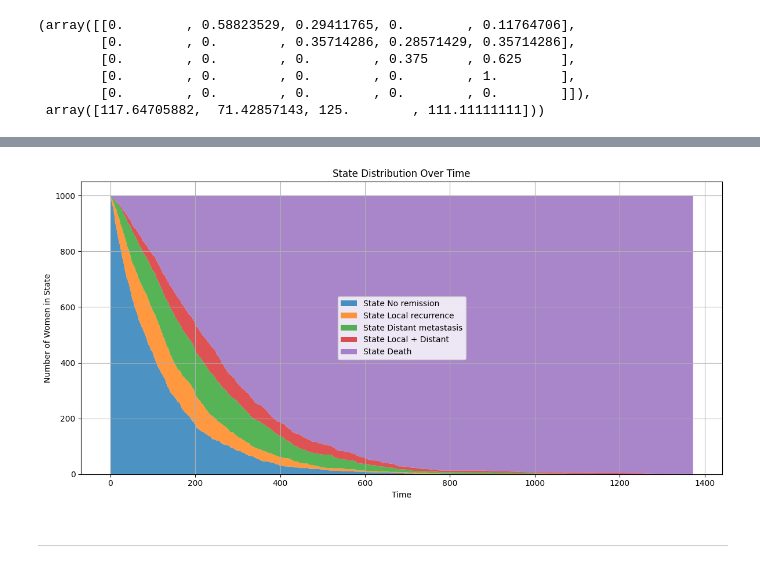
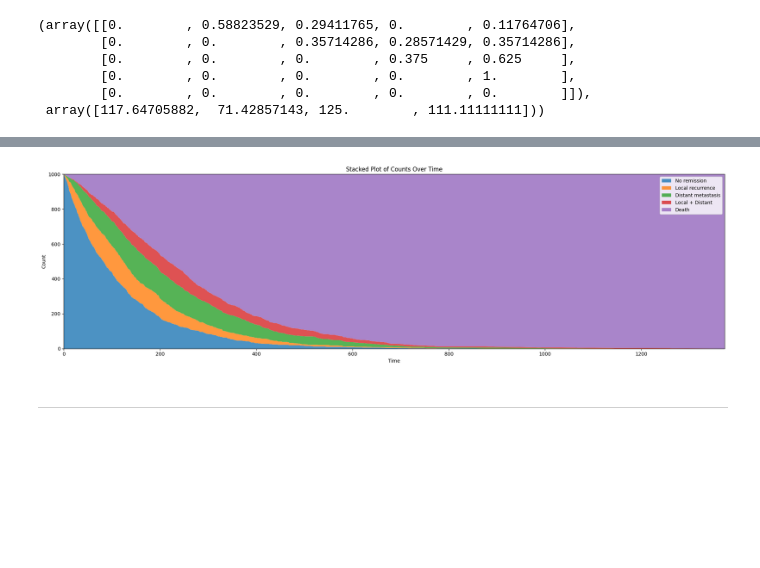
Before and after one commit to AntonJorg/stochastic_simulation, a Jupyter notebook: project1/Part2.ipynb, the cells around one changed output, grey strips where cells are left out. Cells and saved outputs as stored; diff of their text form; code cells hidden in the pictures; blank space fills up the shorter version.

```diff
--- a/project1/Part2.ipynb
+++ b/project1/Part2.ipynb
@@ -53,7 +53,7 @@ np.random.exponential(q[0])
 # %%
 def simulate_breast_cancer(womens: int):
     transitions = [[] for _ in range(womens)]  # Initialize transitions for each
-    for woman in tqdm(range(womens), desc="Simulating breast cancer transitions"):
+    for woman in range(womens):
         state = 0
         t = 0.0
         while state < 4:
@@ -73,46 +73,48 @@ results = simulate_breast_cancer(1000)
 def construct_timeline(transitions):
     all_times = sorted({t for woman in transitions for (t, _) in woman})
 
-    state_counts = np.zeros((len(all_times), 5))  # 5 states
+    state_counts = np.zeros((len(all_times), 5), dtype=int)  # 5 states
 
     for woman in transitions:
         for i in range(len(woman) - 1):
             t_start, state = woman[i]
             t_end = woman[i+1][0]
             for j, t in enumerate(all_times):
                 if t_start <= t < t_end:
                     state_counts[j, state] += 1
 
         # For final absorbing state
         t_final, final_state = woman[-1]
         for j, t in enumerate(all_times):
             if t >= t_final:
                 state_counts[j, final_state] += 1
 
-    return all_times, state_counts
+    return np.array(all_times), state_counts
 
 def plot_timeline(all_times, state_counts):
     labels = [
         "No remission",
         "Local recurrence",
         "Distant metastasis",
         "Local + Distant",
         "Death",
     ]
-    plt.figure(figsize=(12, 6))
-    plt.stackplot(all_times, state_counts.T, labels=[f"State {s}" for s in labels], alpha=0.8)
+
+    plt.figure(figsize=(20, 6))
+    plt.stackplot(all_times, state_counts.T, labels=labels, alpha=0.8)
     plt.xlabel("Time")
-    plt.ylabel("Number of Women in State")
-    plt.title("State Distribution Over Time")
+    plt.ylabel("Count")
+    plt.title("Stacked Plot of Counts Over Time")
     plt.legend()
-    plt.grid(True)
+    plt.xlim(0, max(all_times))
+    plt.ylim(0, 1000)
     plt.tight_layout()
     plt.show()
 
-args = construct_timeline(results)
-plot_timeline(*args)
+times, states = construct_timeline(results)
+plot_timeline(times, states)
 # %% [output]
-[figure, old version]
+[figure, new version]
 # %% [markdown]
 -------
 # %%
```
Also changed, not shown: parts of 20 cells of this notebook.
